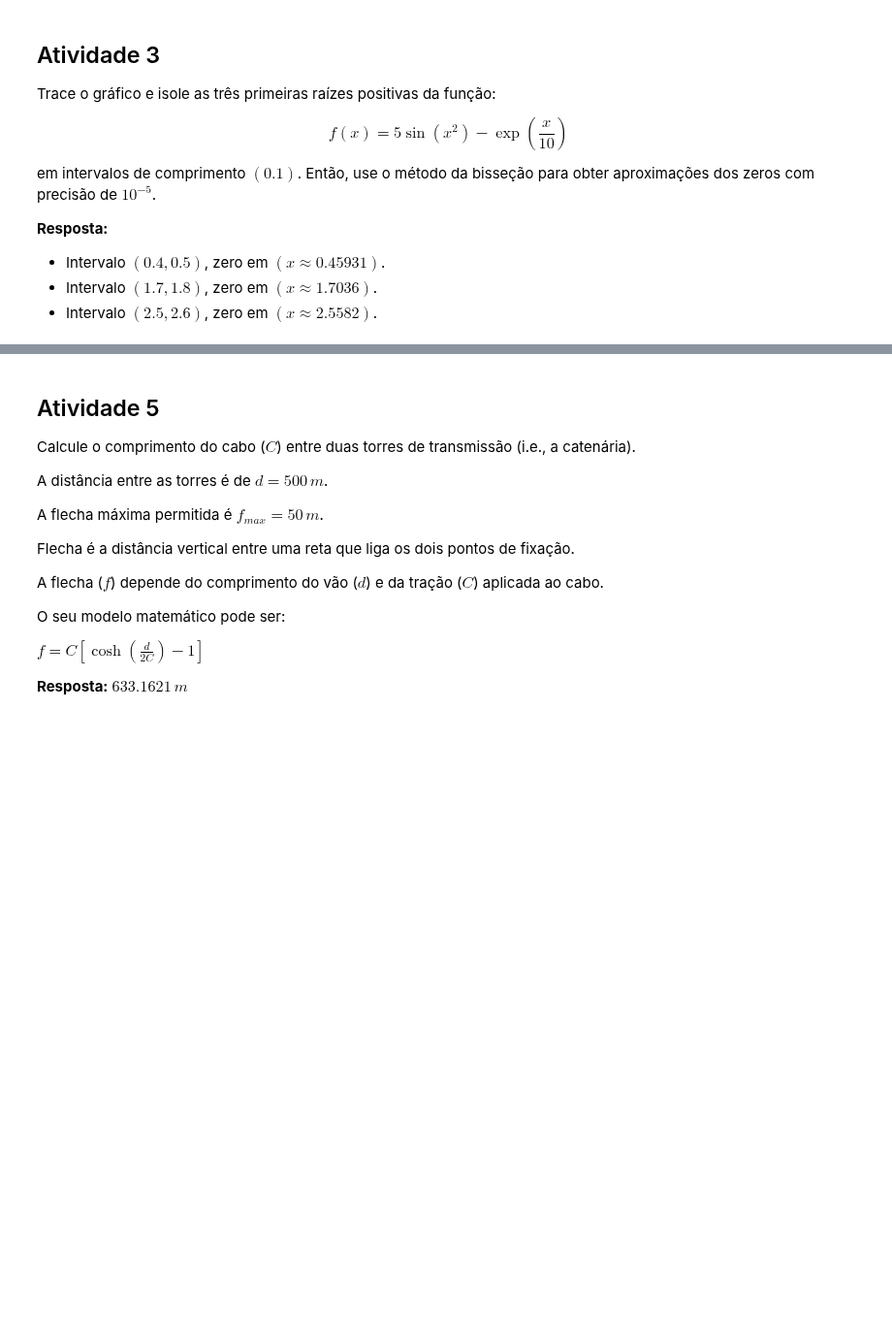
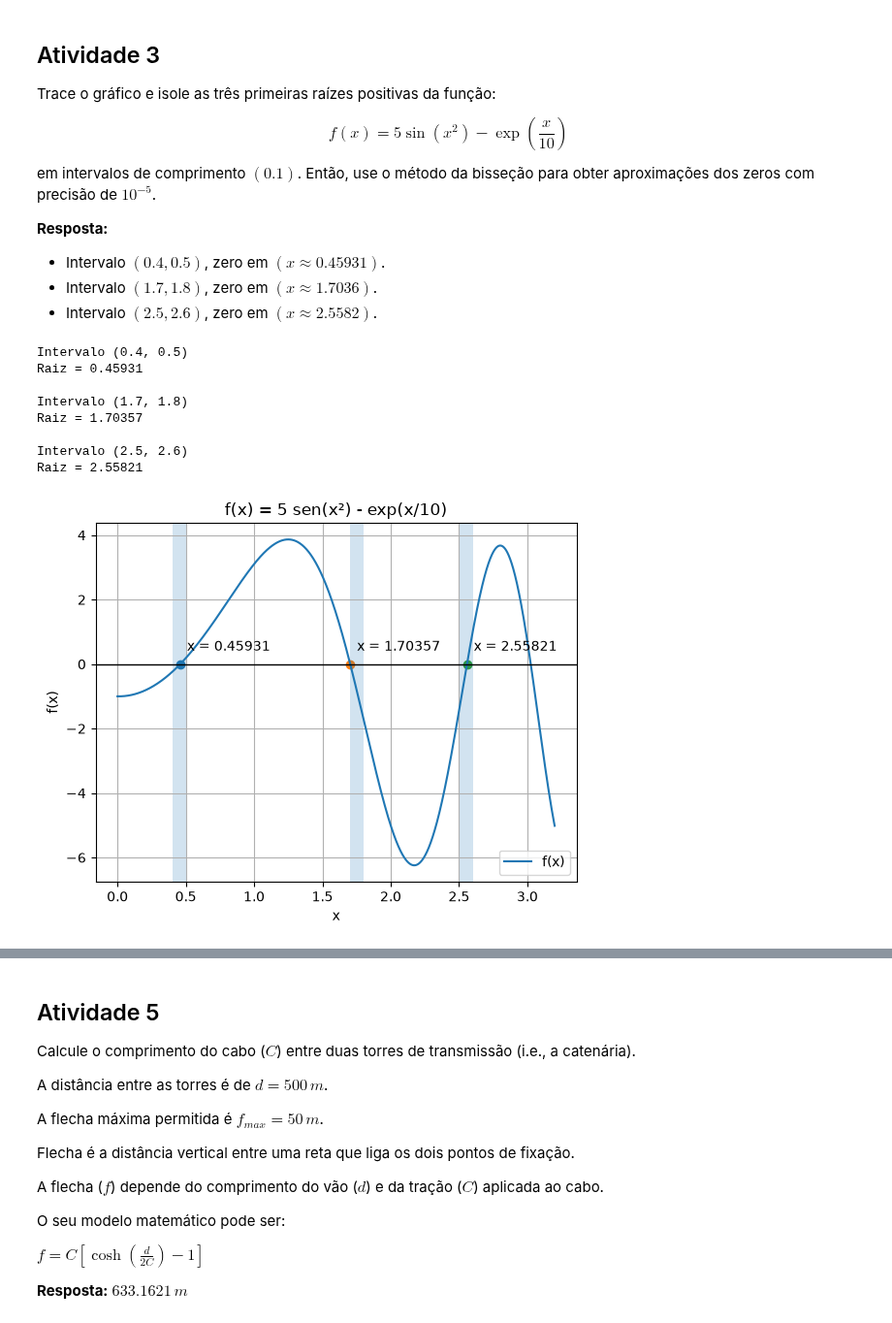
Before and after one commit to anamelbsi/cnum, a Jupyter notebook: notebooks/semana4.ipynb, the cells around one changed output, grey strips where cells are left out. Shown at 97% size. Saved outputs shown, nothing was run; the diff lists cells and outputs as text; code cells hidden in the pictures; blank space fills up the shorter version.

```diff
--- a/notebooks/semana4.ipynb
+++ b/notebooks/semana4.ipynb
@@ -145,6 +174,69 @@ em intervalos de comprimento $(0.1)$. Então, use o método da bisseção para o
 - Intervalo $(0.4, 0.5)$, zero em $(x \approx 0.45931)$.
 - Intervalo $(1.7, 1.8)$, zero em $(x \approx 1.7036)$.
 - Intervalo $(2.5, 2.6)$, zero em $(x \approx 2.5582)$.
+# %%
+import math
+import matplotlib.pyplot as plt
+
+def f(x):
+    return 5 * math.sin(x**2) - math.exp(x / 10)
+
+def bissecao(a, b, tol=1e-5):
+    while (b - a) / 2 > tol:
+        m = (a + b) / 2
+
+        if f(a) * f(m) < 0:
+            b = m
+        else:
+            a = m
+
+    return (a + b) / 2
+
+intervalos = [(0.4, 0.5), (1.7, 1.8), (2.5, 2.6)]
+
+raizes = []
+
+for a, b in intervalos:
+    raiz = bissecao(a, b)
+    raizes.append(raiz)
+    print(f"Intervalo ({a:.1f}, {b:.1f})")
+    print(f"Raiz = {raiz:.5f}")
+    print()
+
+x = [i / 1000 for i in range(0, 3201)]
+y = [f(valor) for valor in x]
+
+plt.plot(x, y, label="f(x)")
+plt.axhline(0, color="black", linewidth=1)
+
+for raiz in raizes:
+    plt.scatter(raiz, f(raiz))
+    plt.annotate(
+        f"x = {raiz:.5f}",
+        (raiz, f(raiz)),
+        xytext=(5, 10),
+        textcoords="offset points"
+    )
+
+for a, b in intervalos:
+    plt.axvspan(a, b, alpha=0.2)
+
+plt.xlabel("x")
+plt.ylabel("f(x)")
+plt.title("f(x) = 5 sen(x²) - exp(x/10)")
+plt.grid(True)
+plt.legend()
+plt.show()
+# %% [output]
+Intervalo (0.4, 0.5)
+Raiz = 0.45931
+
+Intervalo (1.7, 1.8)
+Raiz = 1.70357
+
+Intervalo (2.5, 2.6)
+Raiz = 2.55821
+[figure, added]
 # %% [markdown]
 ## Atividade 4
 O desenho abaixo mostra um circuito não linear envolvendo uma fonte de tensão constante, um diodo retificador e um resistor.
```
Also changed, not shown: parts of 4 cells of this notebook.
